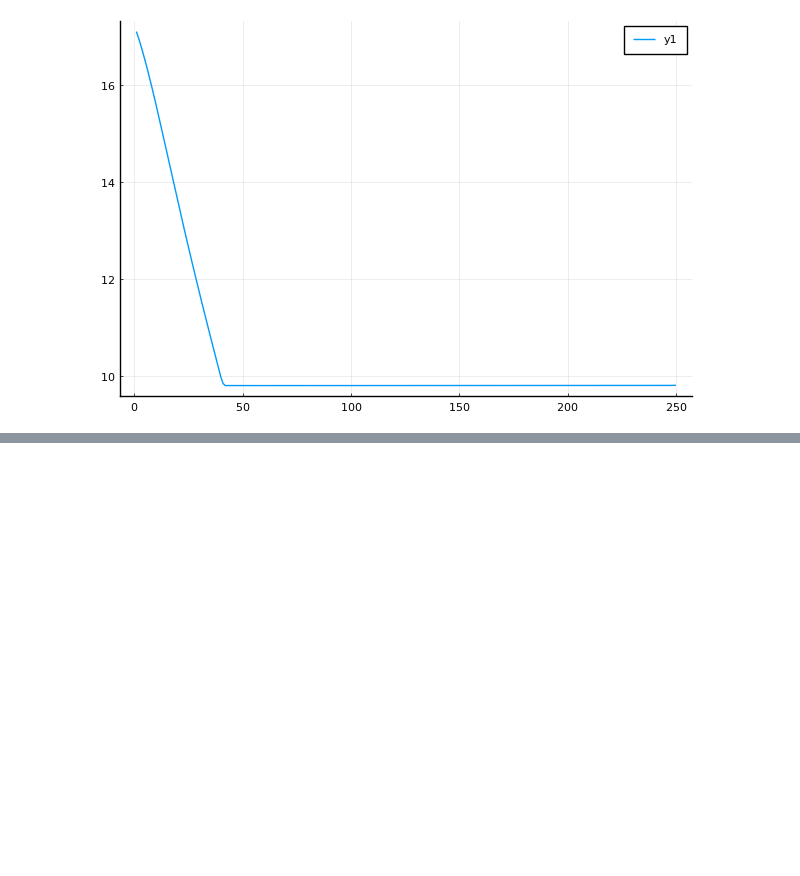
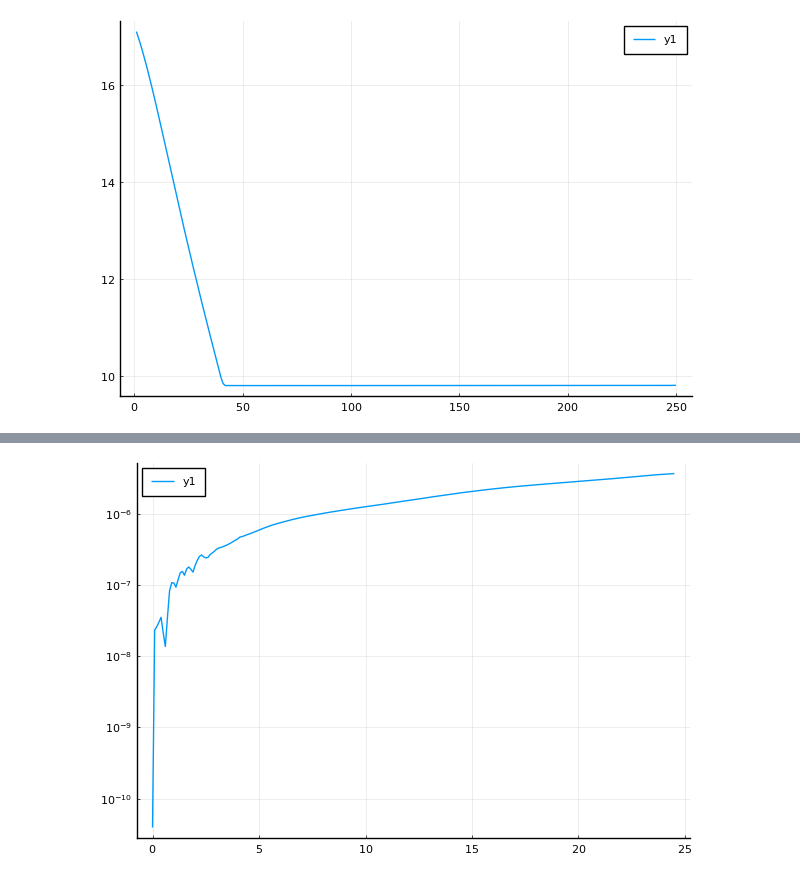
Before and after one commit to RoboticExplorationLab/altro-mpc-icra2021, a Jupyter notebook: benchmarks/rocket_landing/RocketLandingWithECOS.ipynb, the cells around one changed output, grey strips where cells are left out. Cells and saved outputs as stored; diff of their text form; code cells hidden in the pictures; blank space fills up the shorter version.

```diff
--- a/benchmarks/rocket_landing/RocketLandingWithECOS.ipynb
+++ b/benchmarks/rocket_landing/RocketLandingWithECOS.ipynb
@@ -588,0 +609,24 @@ plot(-uzs)
+# %%
+num_timesteps = N - 5
+
+get_controls(t) = uList[min(Int(floor(t/deltaTime)) + 1, size(uList,1))]
+
+A, B, g = rocketDynamicsContinuousMat(rocket, num_controls)
+
+f(y,p,t) = A * y + B * get_controls(t) + g * grav
+
+states_y0 = rocketStart
+tspan = (0.0, deltaTime * num_timesteps)
+controls_p0 = get_controls(tspan[1])
+
+# Use the DifferentialEquations.jl Package
+ode_prob = ODEProblem(f, states_y0, tspan, controls_p0,saveat=deltaTime)
+ode_sol = solve(ode_prob, Tsit5(), reltol=1e-10, abstol=1e-10);
+# %%
+xvList = [[xList[i]; vList[i]] for i = 1:size(xList, 1)]
+
+err = norm.(ode_sol.u - xvList[1:(Int(round(tspan[2]/deltaTime))+1)]);
+# %%
+plot(ode_sol.t, err, yaxis = :log)
+# %% [output]
+[figure, added]
```
Also changed, not shown: parts of 16 cells of this notebook, 2 other files.
